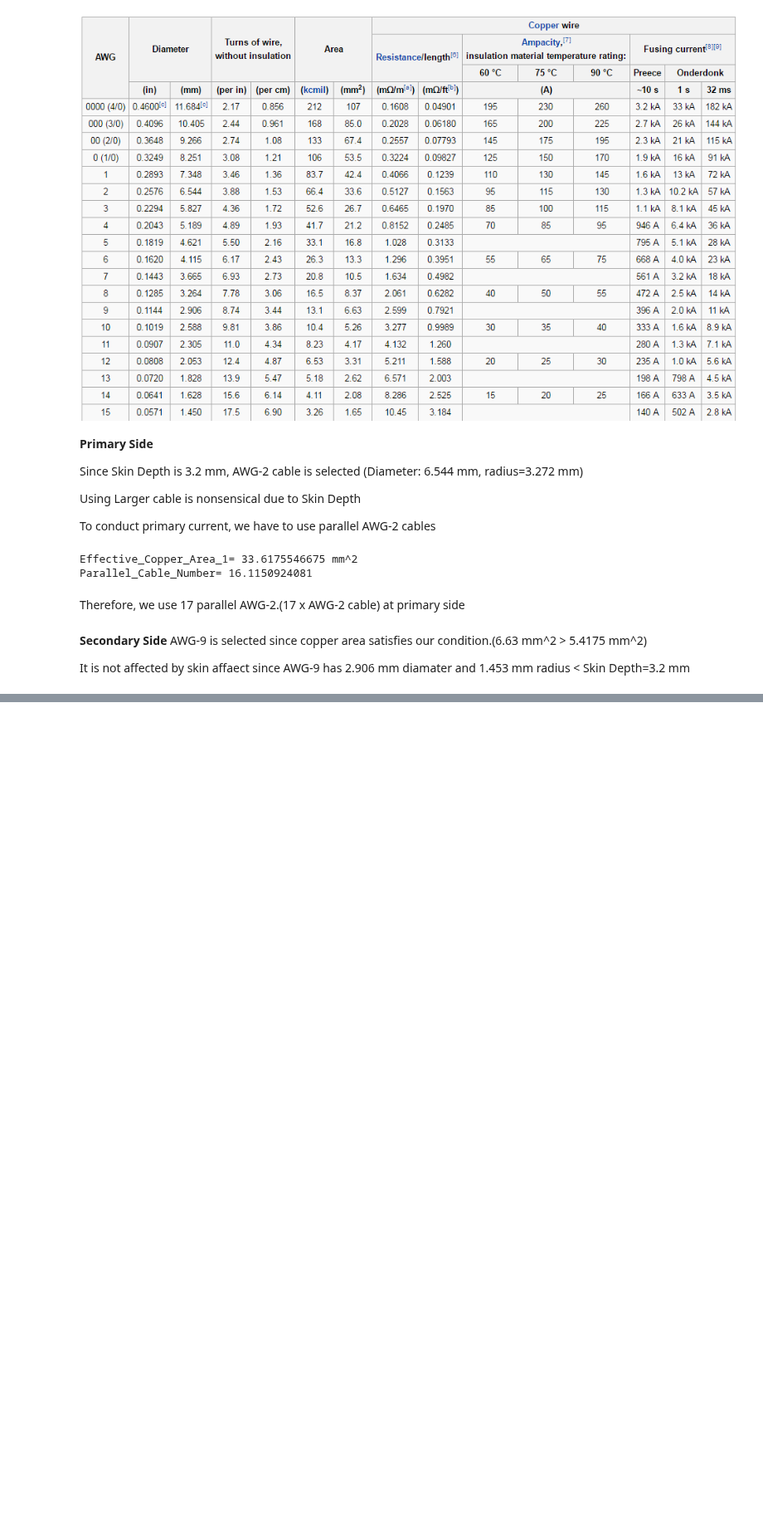
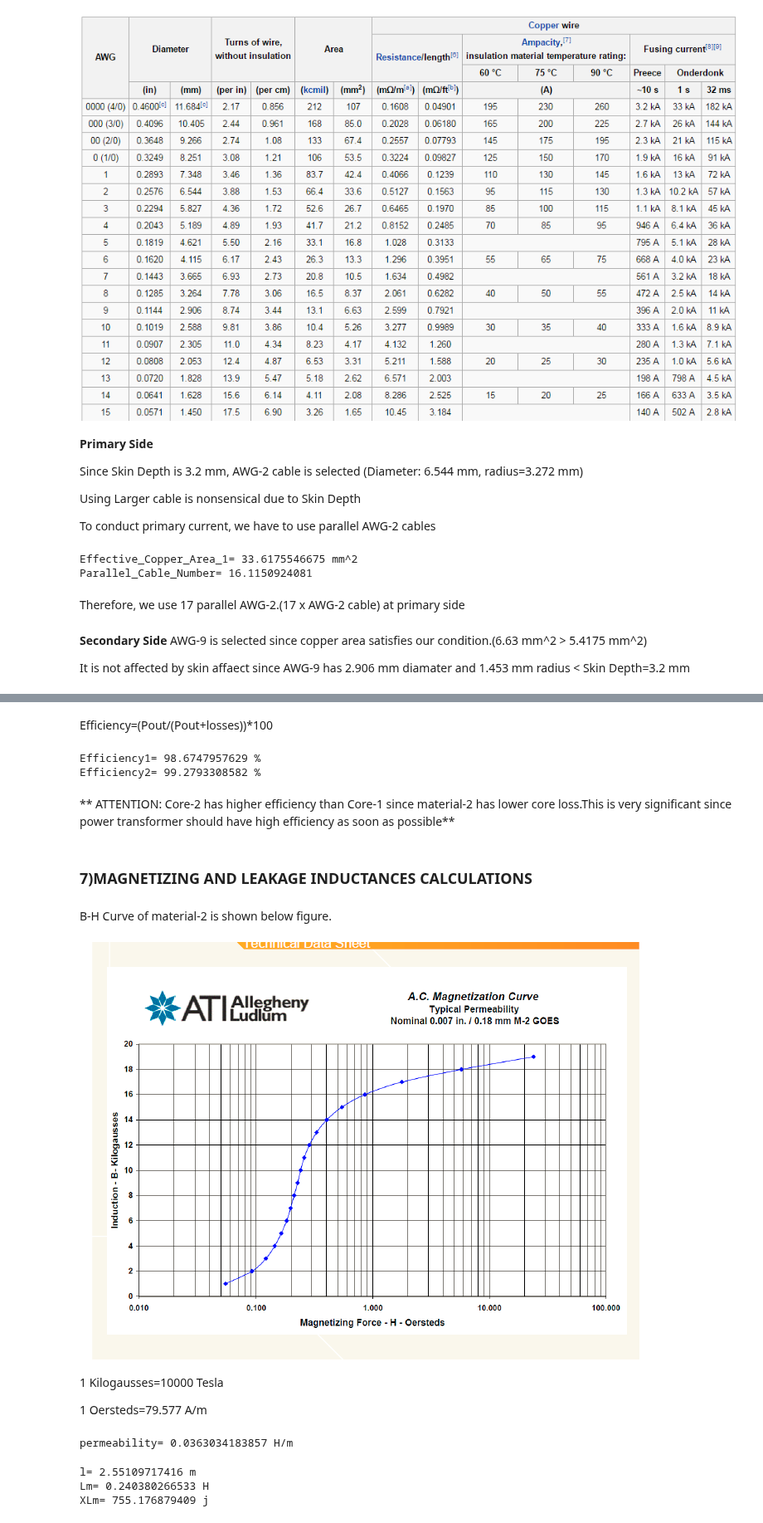
Before and after one commit to odtu/EE564, a Jupyter notebook: HVDC/berkince/HVDC Transformer Design.ipynb, the cells around one changed output, grey strips where cells are left out. Shown at 83% size. Drawn from its saved outputs; the diff is of its cells as text; code cells hidden in the pictures; blank space fills up the shorter version.

```diff
--- a/HVDC/berkince/HVDC Transformer Design.ipynb
+++ b/HVDC/berkince/HVDC Transformer Design.ipynb
@@ -138,0 +285,28 @@ Therefore,
+# %% [markdown]
+Efficiency=(Pout/(Pout+losses))*100
+# %%
+Pout=6500000.0
+P_loss1=P_Copper_Loss_Total+Core_loss_1
+P_loss2=P_Copper_Loss_Total+Core_loss_2
+Efficiency1=(Pout/(P_loss1+Pout))*100
+Efficiency2=(Pout/(P_loss2+Pout))*100
+print 'Efficiency1=',Efficiency1,'%'
+print 'Efficiency2=',Efficiency2,'%'
+# %% [output]
+Efficiency1= 98.6747957629 %
+Efficiency2= 99.2793308582 %
+# %% [markdown]
+** ATTENTION: Core-2 has higher efficiency than Core-1 since material-2 has lower core loss.This is very significant since power transformer should have high efficiency as soon as possible**
+# %% [markdown]
+### 7)MAGNETIZING AND LEAKAGE INDUCTANCES CALCULATIONS
+# %% [markdown]
+B-H Curve of material-2 is shown below figure.
+# %%
+from IPython.display import Image
+Image(filename='Magnetization_Curve.png')
+# %% [output]
+[figure, added]
+# %% [markdown]
+1 Kilogausses=10000 Tesla
+
+1 Oersteds=79.577 A/m
@@ -138,0 +315,18 @@ Therefore,
+# %%
+#Using Linearity of figure from 2 Kilogausses to 15 Kilogausses and from 0.1 Oersteds to 0.55 Oersteds (7.9577 A/m to 43.767 A/m)
+permeability=(1.5-0.2)/(43.767-7.9577)
+print 'permeability=',permeability,'H/m'
+# %% [output]
+permeability= 0.0363034183857 H/m
+# %%
+l=2*((Ww+d)+(L+d))/1000 # Flux path in meters
+print 'l=' ,l,'m'
+Reluctance=l/(permeability*Ac)
+Lm=N1**2/Reluctance
+print 'Lm=',Lm,'H'
+XLm=2*pi*f*Lm
+print 'XLm=',XLm,'j'
+# %% [output]
+l= 2.55109717416 m
+Lm= 0.240380266533 H
+XLm= 755.176879409 j
```
Also changed, not shown: parts of 38 cells of this notebook.
